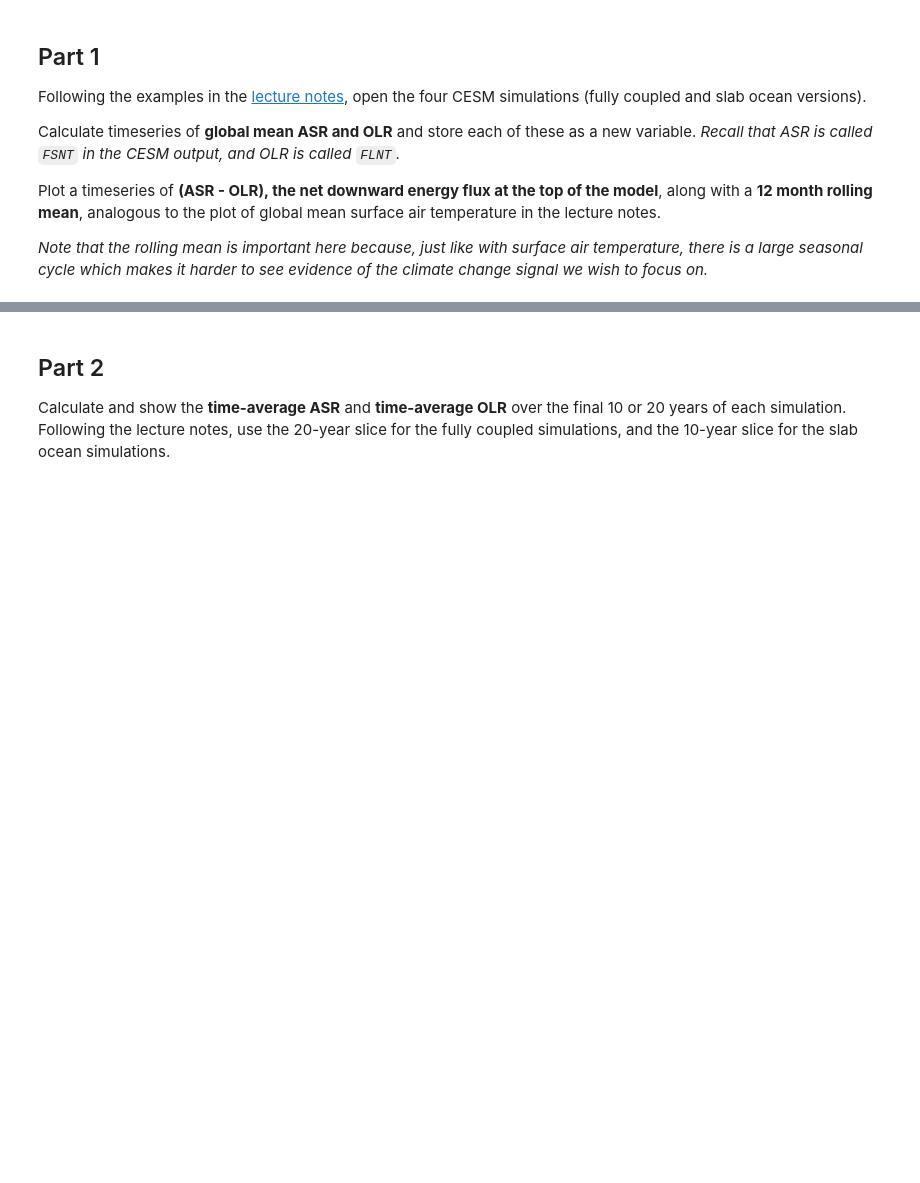
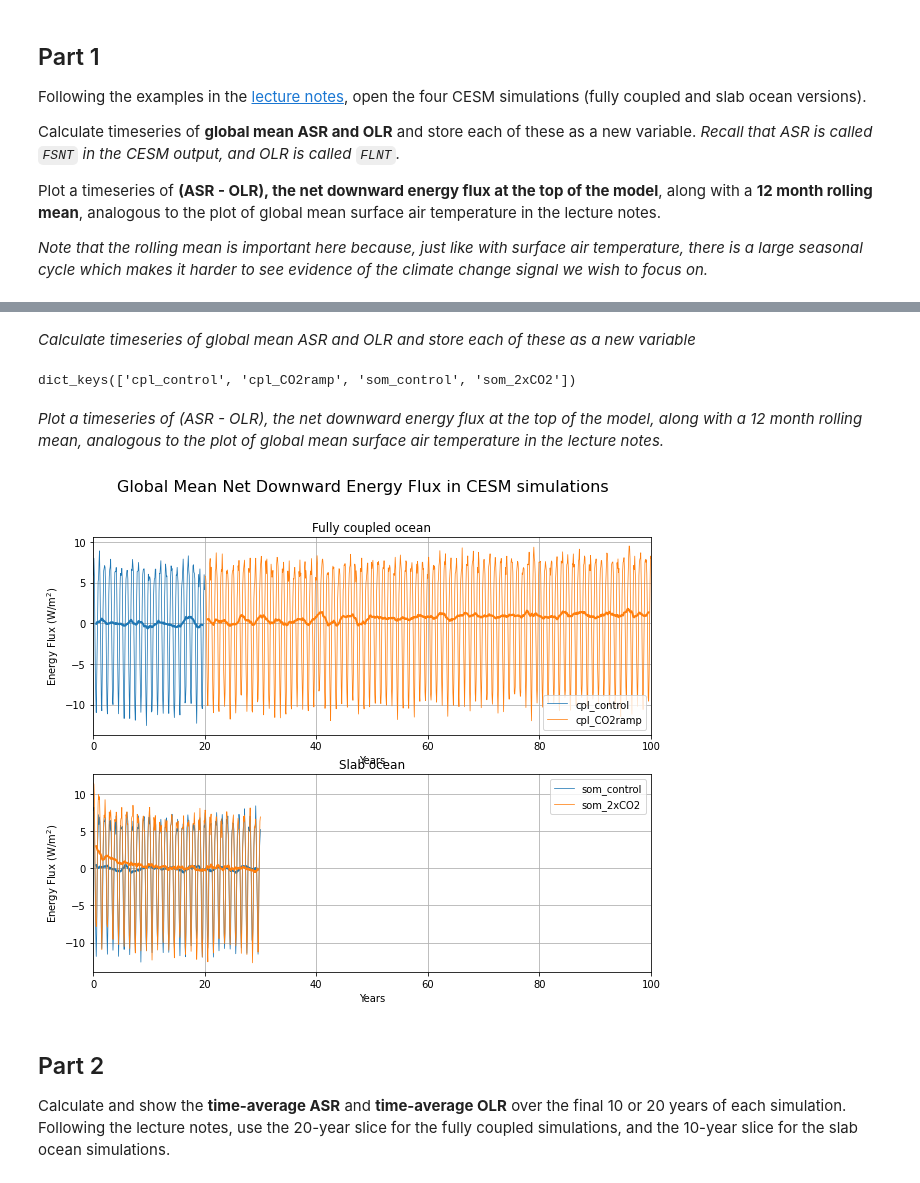
Before and after one commit to AndrewLoeppky/ClimateLaboratoryBook, a Jupyter notebook: content/courseware/assignment-cesm-climate-change-andrew-solutions.ipynb, the cells around one changed output, grey strips where cells are left out. Saved outputs shown, nothing was run; the diff lists cells and outputs as text; code cells hidden in the pictures; blank space fills up the shorter version.

Commit message:
finish up to part 3

```diff
--- a/content/courseware/assignment-cesm-climate-change-andrew-solutions.ipynb
+++ b/content/courseware/assignment-cesm-climate-change-andrew-solutions.ipynb
@@ -15,3 +47,56 @@ Plot a timeseries of **(ASR - OLR), the net downward energy flux at the top of t
+# %% [markdown]
+*Calculate timeseries of global mean ASR and OLR and store each of these as a new variable*
+# %%
+atm.keys()
+# %% [output]
+dict_keys(['cpl_control', 'cpl_CO2ramp', 'som_control', 'som_2xCO2'])
+# %%
+globmean_ASR = {}
+globmean_OLR = {}
+net_flux = {}
+
+# dont forget about this part
+weight_factor = atm["cpl_control"].gw / atm["cpl_control"].gw.mean(dim="lat")
+
+# this takes a while to run
+for key in atm.keys():
+    globmean_ASR[key] = (atm[key].FSNT * weight_factor).mean(dim=("lon", "lat"))
+    globmean_OLR[key] = (atm[key].FLNT * weight_factor).mean(dim=("lon", "lat"))
+    net_flux[key] = globmean_ASR[key] - globmean_OLR[key]
+# %%
+days_per_year = 365
+# %% [markdown]
+*Plot a timeseries of (ASR - OLR), the net downward energy flux at the top of the model, along with a 12 month rolling mean, analogous to the plot of global mean surface air temperature in the lecture notes.*
+# %%
+fig, axes = plt.subplots(2,1,figsize=(10,8))
+for name in casenames:
+    if 'cpl' in name:
+        ax = axes[0]
+        ax.set_title('Fully coupled ocean')
+    else:
+        ax = axes[1]
+        ax.set_title('Slab ocean')
+    field = net_flux[name]
+    field_running = field.rolling(time=12, center=True).mean()
+    line = ax.plot(field.time / days_per_year,
+                   field,
+                   label=name,
+                   linewidth=0.75,
+                   )
+    ax.plot(field_running.time / days_per_year,
+            field_running,
+            color=line[0].get_color(),
+            linewidth=2,
+           )
+for ax in axes:
+    ax.legend();
+    ax.set_xlabel('Years')
+    ax.set_ylabel('Energy Flux (W/m$^2$)')
+    ax.grid();
+    ax.set_xlim(0,100)
+fig.suptitle('Global Mean Net Downward Energy Flux in CESM simulations', fontsize=16);
+# %% [output]
+[figure, added]
 # %% [markdown]
 ## Part 2
 
```
Also changed, not shown: parts of 12 cells of this notebook.
